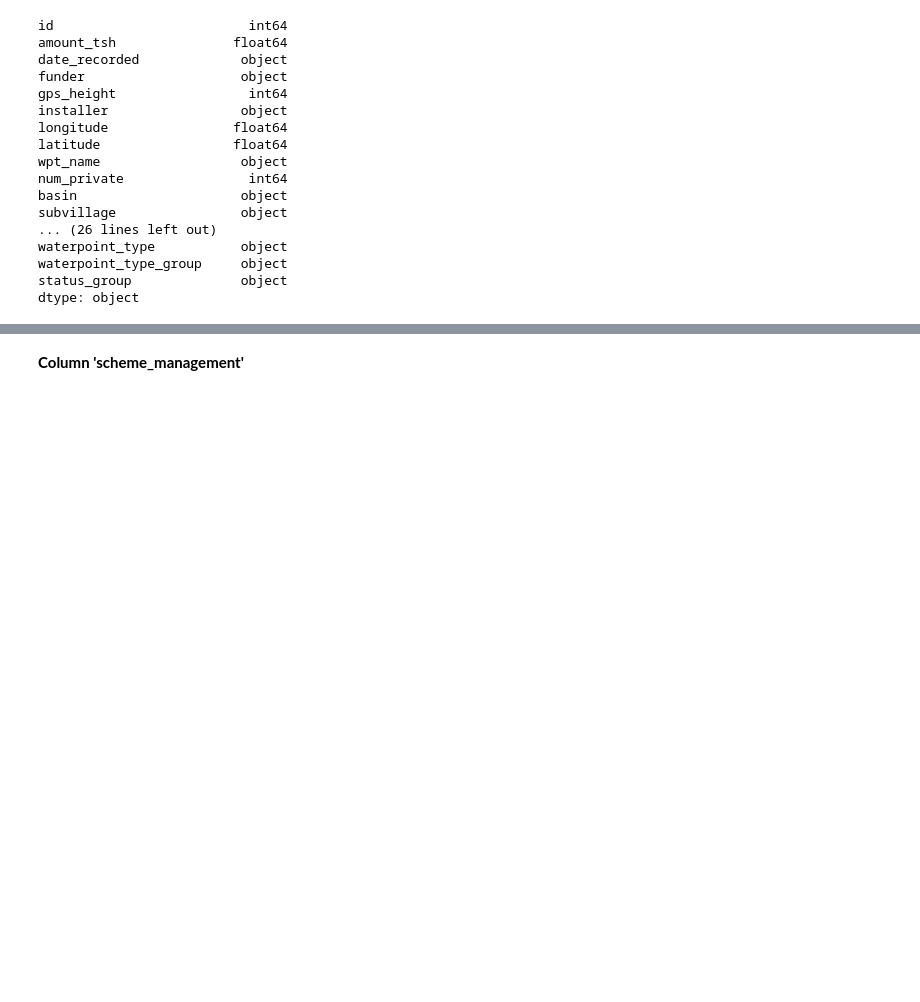
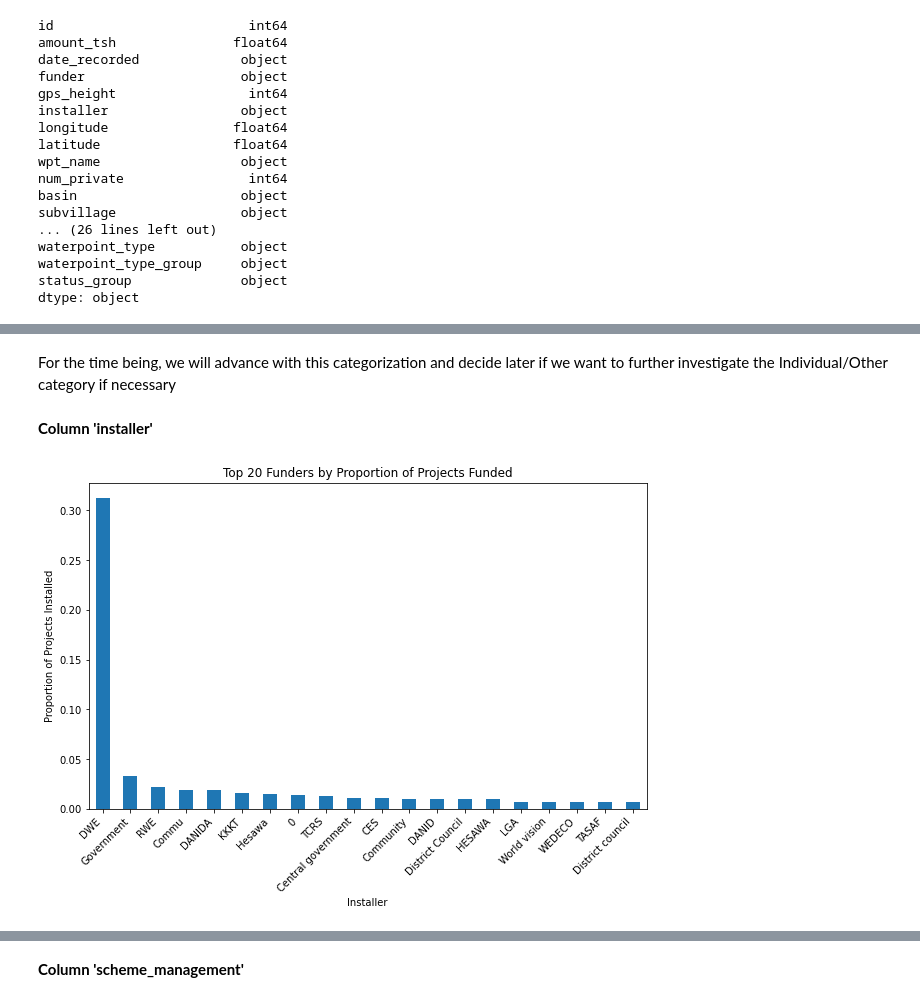
Before and after one commit to mbarriola96/Predicting_faulty_pumps, a Jupyter notebook: notebooks/00_data_understanding.ipynb, the cells around one changed output, grey strips where cells are left out. Cells and saved outputs as stored; diff of their text form; code cells hidden in the pictures; blank space fills up the shorter version.

```diff
--- a/notebooks/00_data_understanding.ipynb
+++ b/notebooks/00_data_understanding.ipynb
@@ -408,0 +494,9 @@ dtype: object
+# %%
+# Handling NaN values with a filler string like 'Unknown'
+df_train_merge['funder'] = df_train_merge['funder'].fillna('Unknown').astype(str)
+
+# Apply the mapping function to the 'funder' column
+df_train_merge['funder_type'] = df_train_merge['funder'].apply(categorize_funder)
+
+# Check the categorized data
+print(df_train_merge['funder_type'].value_counts())
@@ -408,0 +511,24 @@ dtype: object
+# %% [markdown]
+For the time being, we will advance with this categorization and decide later if we want to further investigate the Individual/Other category if necessary
+# %% [markdown]
+**Column 'installer'**
+# %%
+# Calculate value counts and then the proportions
+funder_value_counts = df_train_merge['installer'].value_counts(normalize=True)
+
+# Create a bar plot
+plt.figure(figsize=(10,6))  # Sets the size of the figure
+funder_value_counts.head(20).plot(kind='bar')  # Display the top 20 funders for readability
+
+# Set the title and labels
+plt.title('Top 20 Funders by Proportion of Projects Funded')
+plt.xlabel('Installer')
+plt.ylabel('Proportion of Projects Installed')
+
+# Rotate x-axis labels for better readability if needed
+plt.xticks(rotation=45, ha='right')
+
+# Show the plot
+plt.show()
+# %% [output]
+[figure, added]
```
Also changed, not shown: parts of 27 cells of this notebook, 11 other files.
